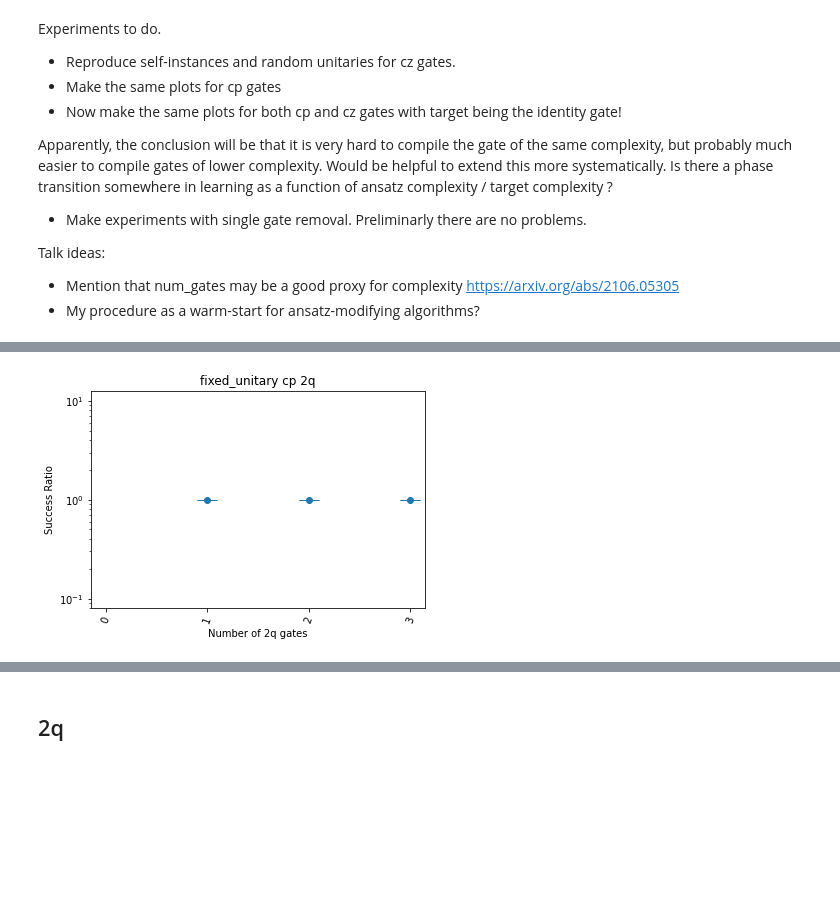
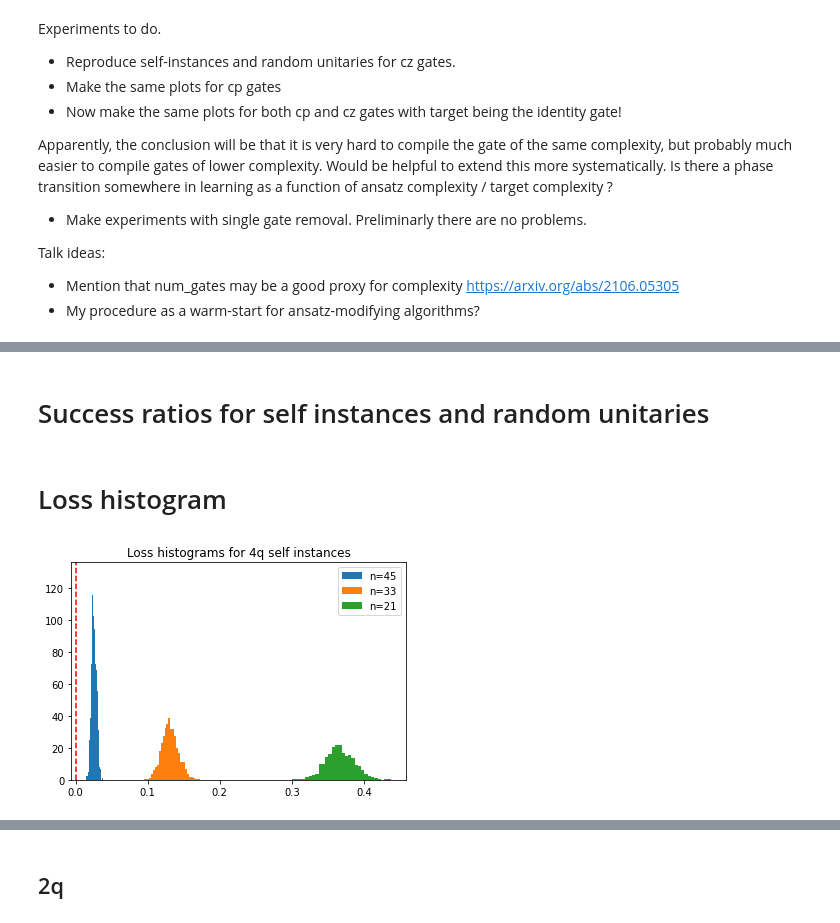
Before and after one commit to idnm/quantum_traps, a Jupyter notebook: experiments.ipynb, the cells around one changed output, grey strips where cells are left out. Drawn from its saved outputs; the diff is of its cells as text; code cells hidden in the pictures; blank space fills up the shorter version.

Commit message:
Plots, num_gd_iterations, complexity target.

```diff
--- a/experiments.ipynb
+++ b/experiments.ipynb
@@ -40,5 +32,0 @@ experiment.plot_success_ratios()
-# %%
-experiment = Experiment.load('results/experiment_cp_self_instance_3q')
-experiment.plot_success_ratios()
-experiment = Experiment.load('results/experiment_cp_random_unitary_3q')
-experiment.plot_success_ratios()
@@ -65,4 +33,46 @@ WARNING: Experiment already exists and will be overwritten.
-# %%
-experiment.plot_success_ratios(min_loss=-1e-6)
-# %% [output]
-[figure, removed]
+# %% [markdown]
+# Success ratios for self instances and random unitaries
+# %%
+n=4
+
+cz_self = Experiment.load(f'results/experiment_cz_self_instance_{n}q')
+cz_unitary = Experiment.load(f'results/experiment_cz_random_unitary_{n}q')
+cp_self = Experiment.load(f'results/experiment_cp_self_instance_{n}q')
+cp_unitary = Experiment.load(f'results/experiment_cp_random_unitary_{n}q')
+
+cz_self.plot_success_ratios(maketitle=False, label='cz_random_self')
+cz_unitary.plot_success_ratios(maketitle=False, label='cz_random_unitary', xshift=0.5)
+plt.legend();
+plt.title('CZ')
+plt.savefig(figpath+f'SR_cz_{n}q.png')
+plt.close()
+
+cp_self.plot_success_ratios(maketitle=False, label='cp_random_self')
+cp_unitary.plot_success_ratios(maketitle=False, label='cp_random_unitary', xshift=0.5)
+plt.legend();
+plt.title('CP')
+plt.savefig(figpath+f'SR_cp_{n}q.png', )
+plt.close()
+
+cz_unitary.plot_success_ratios(maketitle=False, label='cz_random_unitary')
+cp_unitary.plot_success_ratios(maketitle=False, label='cp_random_unitary', xshift=0.5)
+plt.legend();
+plt.title('CZ vs CP for random unitaries')
+
+plt.savefig(figpath+f'SR_cz_cp_{n}q.png', )
+plt.close()
+# %% [markdown]
+# Loss histogram
+# %%
+experiment = Experiment.load(f'results/experiment_cz_self_instance_4q')
+
+for n in [45, 33, 21]:
+    losses = np.array(experiment.results[n, 0].all_best_losses)
+    plt.hist(losses, bins=30, label=f'n={n}', density=True);
+
+plt.axvline(linestyle='--', color='red')
+plt.legend();
+plt.title('Loss histograms for 4q self instances');
+plt.savefig(f'/home/idnm/Dropbox/hep/Sheets/Quantum Computing/Talks/Variational_synthesis/figures/loss_hist.png', )
+# %% [output]
+[figure, added]
```
Also changed, not shown: parts of 12 cells of this notebook, 6 other files.
